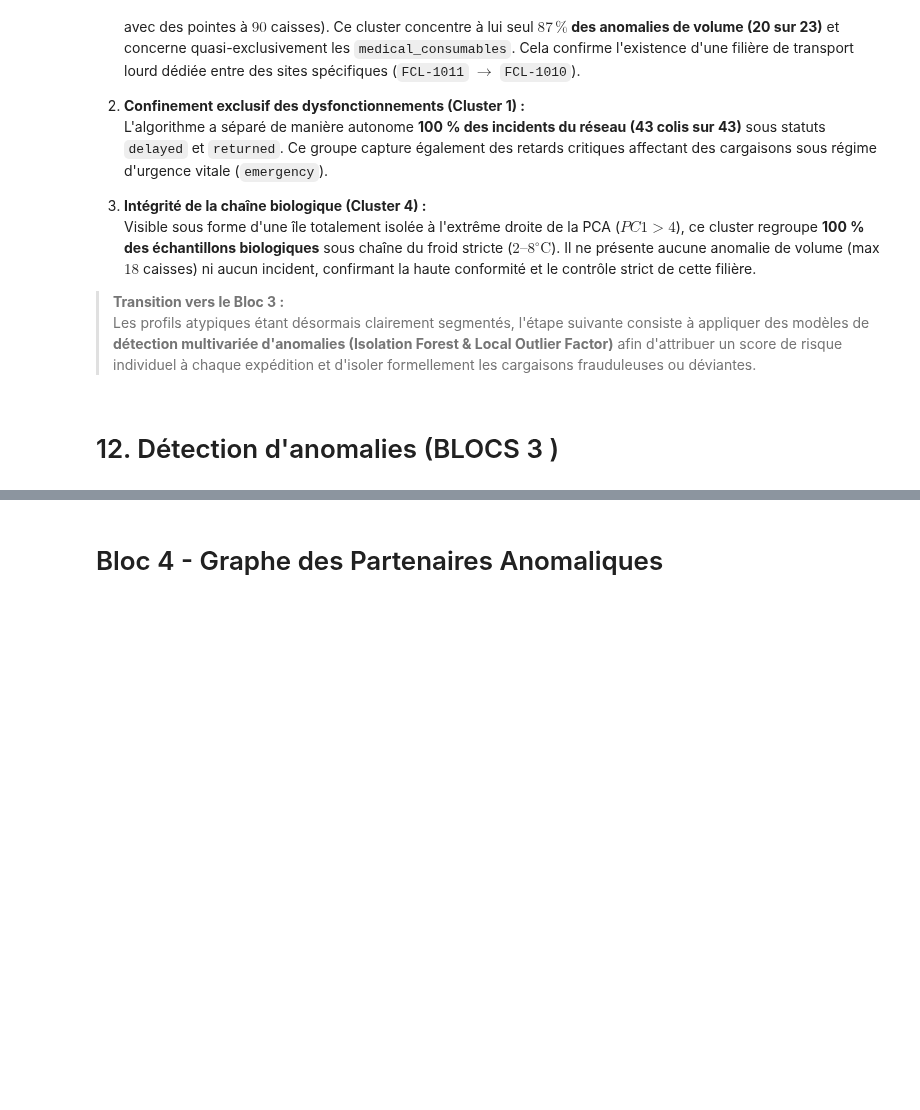
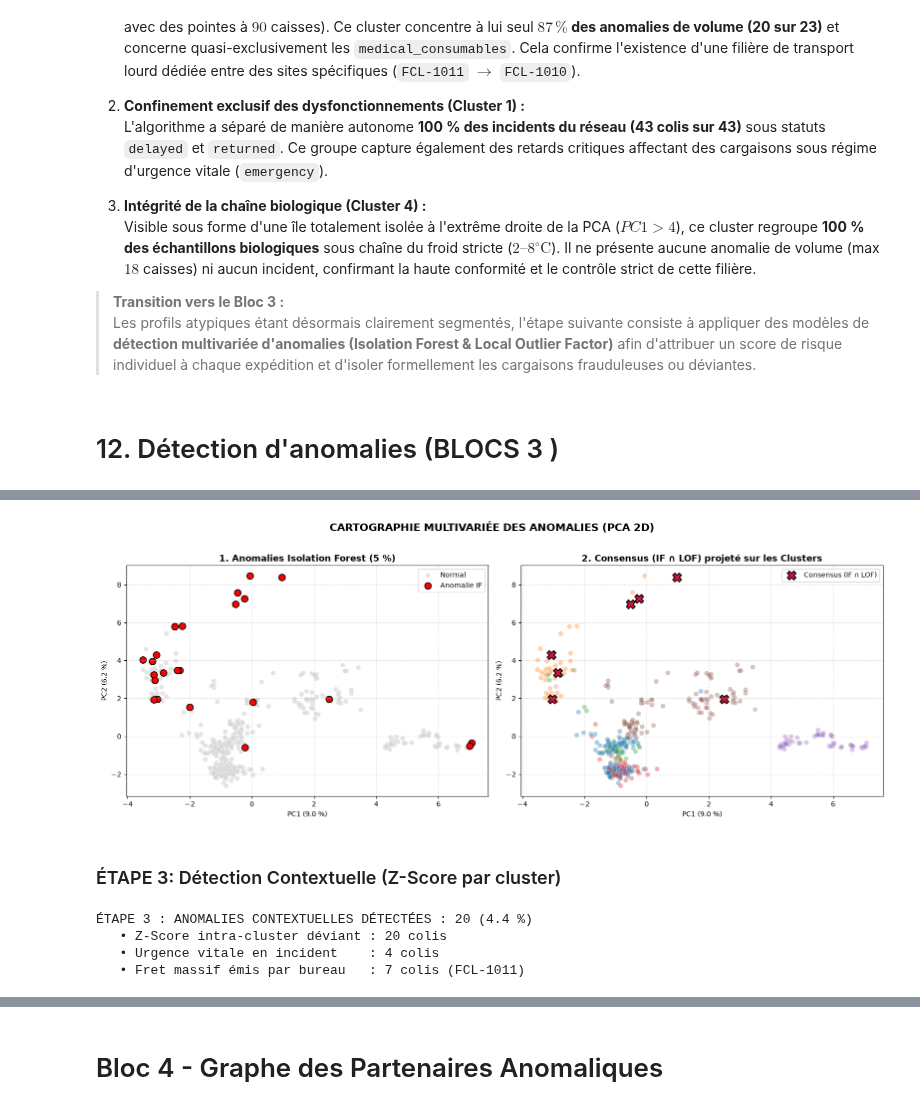
Before and after one commit to HananeDjouadi/G05-DataMining-2627, a Jupyter notebook: data/logistics/shipments.ipynb, the cells around one changed output, grey strips where cells are left out. Drawn from its saved outputs; the diff is of its cells as text; code cells hidden in the pictures; blank space fills up the shorter version.

Commit message:
shipments: bloc3:anomalie detectee

```diff
--- a/data/logistics/shipments.ipynb
+++ b/data/logistics/shipments.ipynb
@@ -1319,0 +1335,14 @@ PROFIL DÉTAILLÉ DES 7 CLUSTERS LOGISTIQUES
+# %%
+# 2. Ajout des 23 anomalies de volume extrêmes identifiées par la règle IQR (> 74.5)
+df_analysis.loc[df_analysis['is_high_volume'] == 1, 'univariate_anomaly'] = 1
+
+# Z-score sur la durée de transit (sur les colis livrés/terminés)
+transit_clean = df_analysis['transit_hours'].dropna()
+z_transit = np.abs((transit_clean - transit_clean.mean()) / transit_clean.std())
+idx_transit_outliers = z_transit[z_transit > 3].index
+df_analysis.loc[idx_transit_outliers, 'univariate_anomaly'] = 1
+
+univariate_count = df_analysis['univariate_anomaly'].sum()
+print(f"ÉTAPE 1 : ANOMALIES UNIVARIÉES DÉTECTÉES : {univariate_count} ({univariate_count/len(df_analysis)*100:.1f} %)")
+cols_show_uni = ['shipment_number', 'origin_facility_code', 'destination_facility_code', 'item_category', 'declared_quantity', 'transit_hours']
+display(df_analysis[df_analysis['univariate_anomaly'] == 1][cols_show_uni].head(10))
@@ -1319,0 +1400,41 @@ PROFIL DÉTAILLÉ DES 7 CLUSTERS LOGISTIQUES
+# %%
+# 4. Visualisation PCA 2D + Anomalies
+fig, axes = plt.subplots(1, 2, figsize=(16, 6))
+
+# Subplot 1 : Isolation Forest
+sns.scatterplot(
+    data=df_analysis[df_analysis['iso_anomaly'] == 0],
+    x='pca_1', y='pca_2', color='lightgray', alpha=0.6, s=50, label='Normal', ax=axes[0]
+)
+sns.scatterplot(
+    data=df_analysis[df_analysis['iso_anomaly'] == 1],
+    x='pca_1', y='pca_2', color='red', edgecolor='k', linewidth=1.2, s=90, label='Anomalie IF', ax=axes[0]
+)
+axes[0].set_title("1. Anomalies Isolation Forest (5 %)", fontsize=13, fontweight='bold')
+axes[0].set_xlabel(f"PC1 ({pca.explained_variance_ratio_[0]*100:.1f} %)")
+axes[0].set_ylabel(f"PC2 ({pca.explained_variance_ratio_[1]*100:.1f} %)")
+axes[0].grid(True, linestyle='--', alpha=0.4)
+axes[0].legend()
+
+# Subplot 2 : Consensus IF + LOF sur les Clusters
+sns.scatterplot(
+    data=df_analysis,
+    x='pca_1', y='pca_2', hue='cluster_kmeans', palette='tab10', alpha=0.35, s=50, legend=False, ax=axes[1]
+)
+sns.scatterplot(
+    data=df_analysis[df_analysis['consensus_anomaly'] == 1],
+    x='pca_1', y='pca_2', color='crimson', marker='X', edgecolor='k', linewidth=1.5, s=160, label='Consensus (IF ∩ LOF)', ax=axes[1]
+)
+axes[1].set_title("2. Consensus (IF ∩ LOF) projeté sur les Clusters", fontsize=13, fontweight='bold')
+axes[1].set_xlabel(f"PC1 ({pca.explained_variance_ratio_[0]*100:.1f} %)")
+axes[1].set_ylabel(f"PC2 ({pca.explained_variance_ratio_[1]*100:.1f} %)")
+axes[1].grid(True, linestyle='--', alpha=0.4)
+axes[1].legend()
+
+plt.suptitle("CARTOGRAPHIE MULTIVARIÉE DES ANOMALIES (PCA 2D)", fontsize=15, fontweight='bold', y=1.02)
+plt.tight_layout()
+plt.show()
+# %% [output]
+[figure, added]
+# %% [markdown]
+### ÉTAPE 3: Détection Contextuelle (Z-Score par cluster)
@@ -1319,0 +1455,15 @@ PROFIL DÉTAILLÉ DES 7 CLUSTERS LOGISTIQUES
+# %%
+# Règle 3 : Expédition massive (> 74.5) émise par FCL-1011 (siège administratif sans capacité de fret)
+office_massive = (df_analysis['origin_facility_code'] == 'FCL-1011') & (df_analysis['is_high_volume'] == 1)
+df_analysis.loc[office_massive, 'contextual_anomaly'] = 1
+
+contextual_count = df_analysis['contextual_anomaly'].sum()
+print(f"ÉTAPE 3 : ANOMALIES CONTEXTUELLES DÉTECTÉES : {contextual_count} ({contextual_count/len(df_analysis)*100:.1f} %)")
+print(f"   • Z-Score intra-cluster déviant : {df_analysis['contextual_anomaly'].sum()} colis")
+print(f"   • Urgence vitale en incident    : {emergency_incident.sum()} colis")
+print(f"   • Fret massif émis par bureau   : {office_massive.sum()} colis (FCL-1011)")
+# %% [output]
+ÉTAPE 3 : ANOMALIES CONTEXTUELLES DÉTECTÉES : 20 (4.4 %)
+   • Z-Score intra-cluster déviant : 20 colis
+   • Urgence vitale en incident    : 4 colis
+   • Fret massif émis par bureau   : 7 colis (FCL-1011)
```
Also changed, not shown: parts of 13 cells of this notebook.
